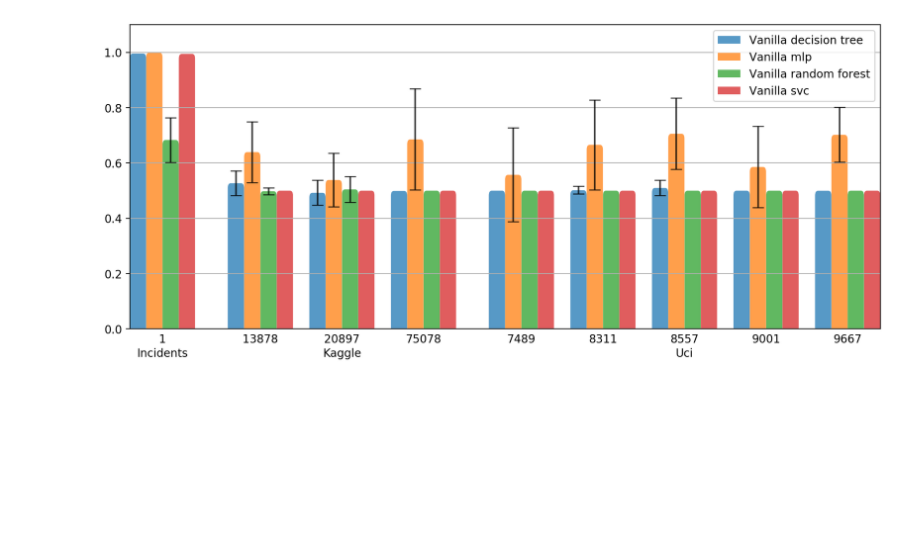
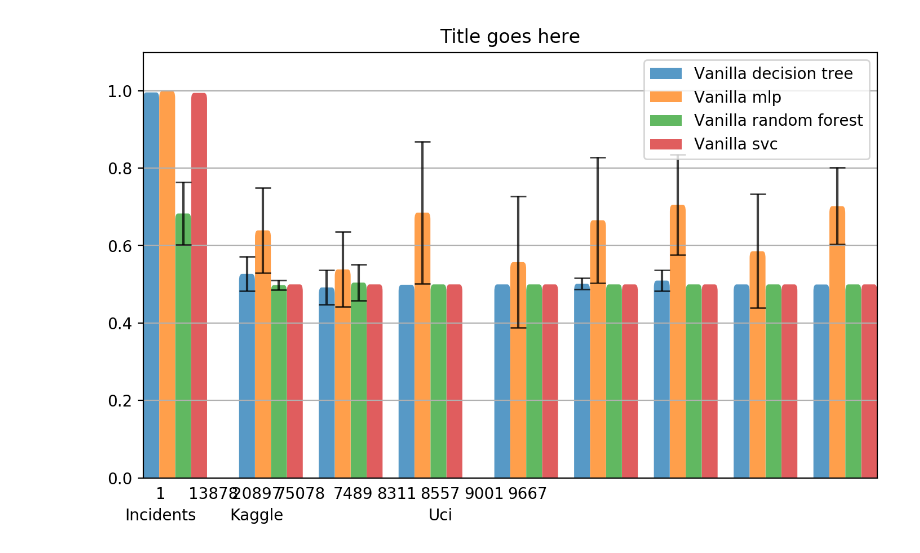
Before and after one commit to LucaCappelletti94/barplots, a Jupyter notebook: Examples.ipynb, the cells around one changed output. Cells and saved outputs as stored; diff of their text form; code cells hidden in the pictures; blank space fills up the shorter version.

```diff
--- a/Examples.ipynb
+++ b/Examples.ipynb
@@ -20,6 +20,15 @@ def is_last(df:pd.DataFrame, index:int)->bool:
 # %%
 def sanitize_name(name:str)->str:
     return str(name).replace("_", " ").capitalize()
+# %%
+def histogram_width(indices:List, bar_width:float):
+    return sum(
+        sum([
+            new != old or is_last(df, i)
+            for j, (new, old) in enumerate(zip(index[:-1], old_index))
+        ])*bar_width*(not is_last(df, i)) + bar_width
+        for i, index in enumerate(indices)
+    )
 # %%
 bar_width=0.1
 increase=1.5
@@ -32,7 +41,7 @@ levels = [
 indices = [len(x) for x in levels]
 colors = list(TABLEAU_COLORS.keys())
 
-width = 120*bar_width
+width = histogram_width(df.index, bar_width)
 fig, axis = plt.subplots(figsize=(
     width,
     height
@@ -56,10 +65,11 @@ for i, (index, (mean, std)) in enumerate(df["test_auroc"].iterrows()):
                 (bar_width if is_last(df, i) else 0)
             )/2
             axis.text(
-                text_x,
+                text_x,#/width,
                 (-len(jumps)+j)/20,
                 sanitize_name(old_index[j]),
-                horizontalalignment='center'
+                horizontalalignment='center',
+                #transform=axis.transAxes
             )
     extra_space = sum(jumps)*bar_width*(not is_last(df, i))
     x = round(x + extra_space, 5)
@@ -83,33 +93,33 @@ for i, (index, (mean, std)) in enumerate(df["test_auroc"].iterrows()):
         label=sanitize_name(index[-1])
     )
     x += bar_width
 
 axis.yaxis.grid(True, which="both")
 axis.set_xlim(0, x)
 axis.set_ylim(0)
 axis.set_xticks([])
 handles, labels = fig.gca().get_legend_handles_labels()
 by_label = dict(zip(labels, handles))
 axis.legend(by_label.values(), by_label.keys(), loc='best')
-#axis.set_title(feature.replace("_", " ").capitalize())
+axis.set_title("Title goes here")
 
 #fig.savefig("{path}/{feature}.jpg".format(
 #    path=path,
 #    feature=feature
 #))
 
 
-for patch in list(reversed(axis.patches)):
+for patch in reversed(axis.patches):
     bb = patch.get_bbox()
     p_bbox = FancyBboxPatch(
         (bb.xmin, bb.ymin),
         abs(bb.width), abs(bb.height),
         boxstyle="round,pad=-0.0003,rounding_size=0.0175",
         ec="none",
         fc=patch.get_facecolor(),
         mutation_aspect=1
     )
     patch.remove()
     axis.add_patch(p_bbox)
 # %% [output]
-[figure, old version]
+[figure, new version]
```
